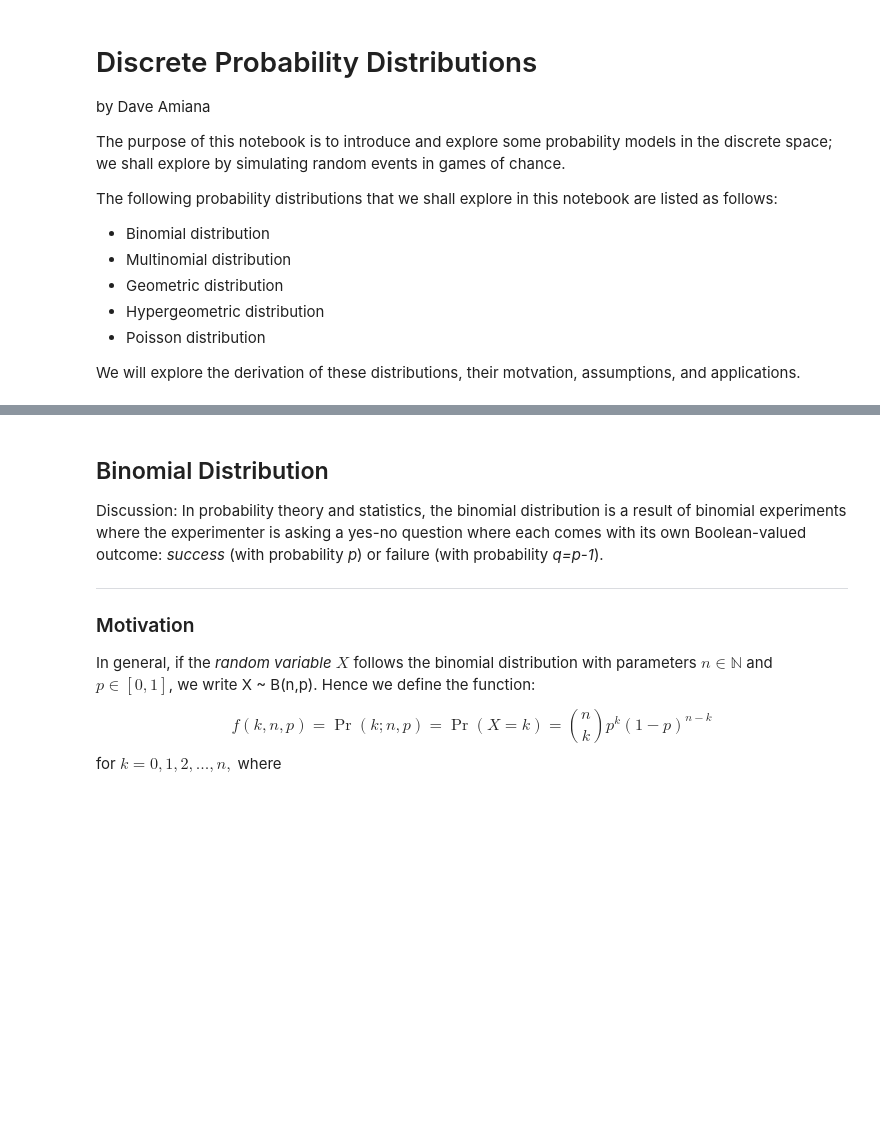
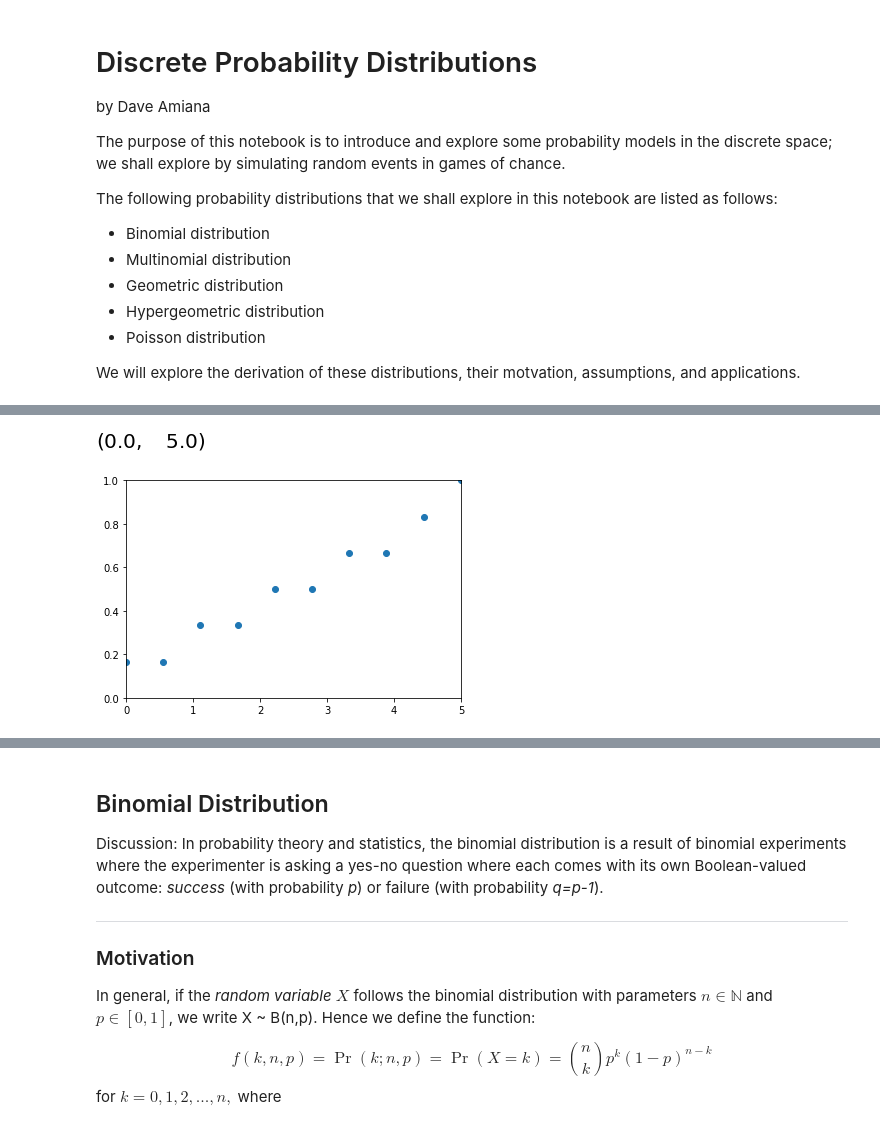
Before and after one commit to adeeconometrics/literate-programming, a Jupyter notebook: Probability_Distributions_Discrete.ipynb, the cells around one changed output, grey strips where cells are left out. Drawn from its saved outputs; the diff is of its cells as text; code cells hidden in the pictures; blank space fills up the shorter version.

```diff
--- a/Probability_Distributions_Discrete.ipynb
+++ b/Probability_Distributions_Discrete.ipynb
@@ -40,0 +93,10 @@ x,y,z = sy.symbols("x y z") # initialize variables
+# %%
+#  visualizing the CDF of Uniform Distirbution
+
+y_unif_cdf = np.array([uniform_dist_cdf(0,5,i) for i in x_unif])
+plt.scatter(x_unif,y_unif_cdf)
+plt.ylim(0,1)
+plt.xlim(0,5)
+# %% [output]
+[figure, added]
+[figure, added]
```
Also changed, not shown: parts of 22 cells of this notebook.
